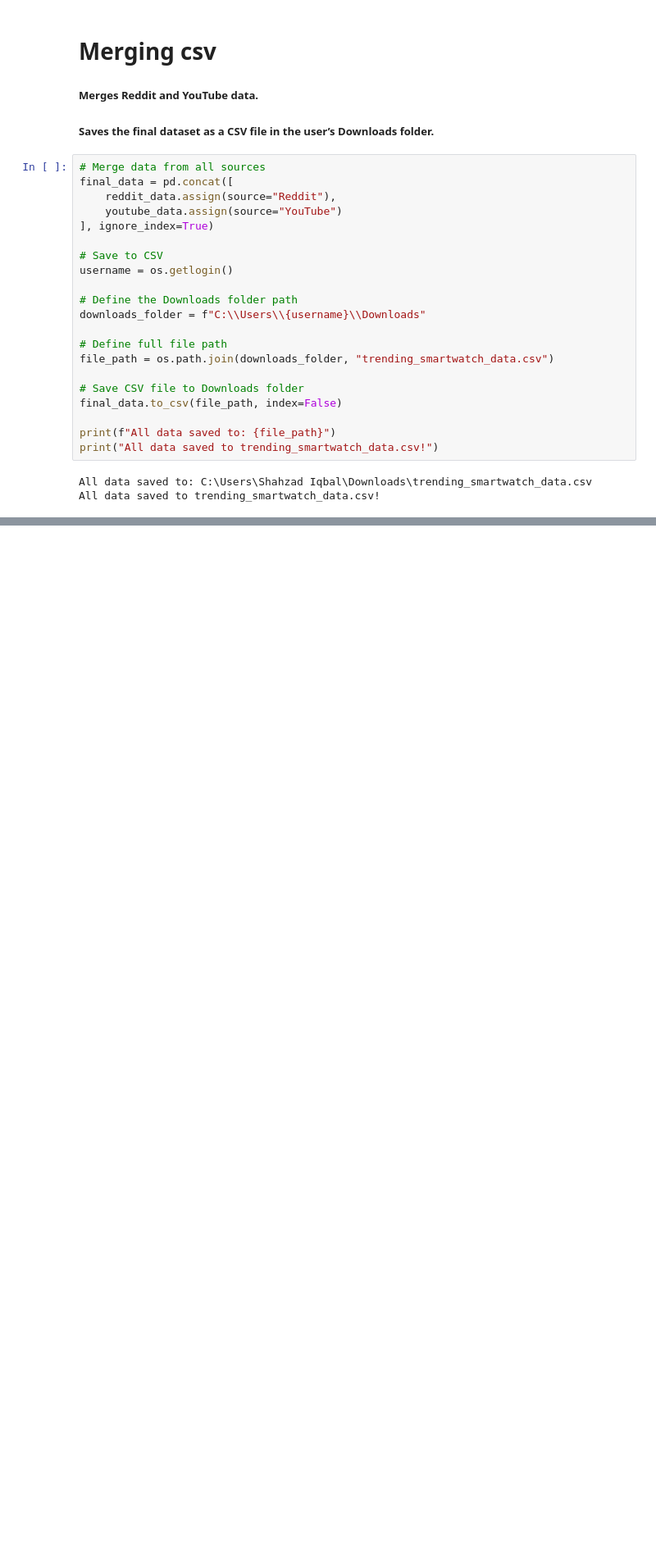
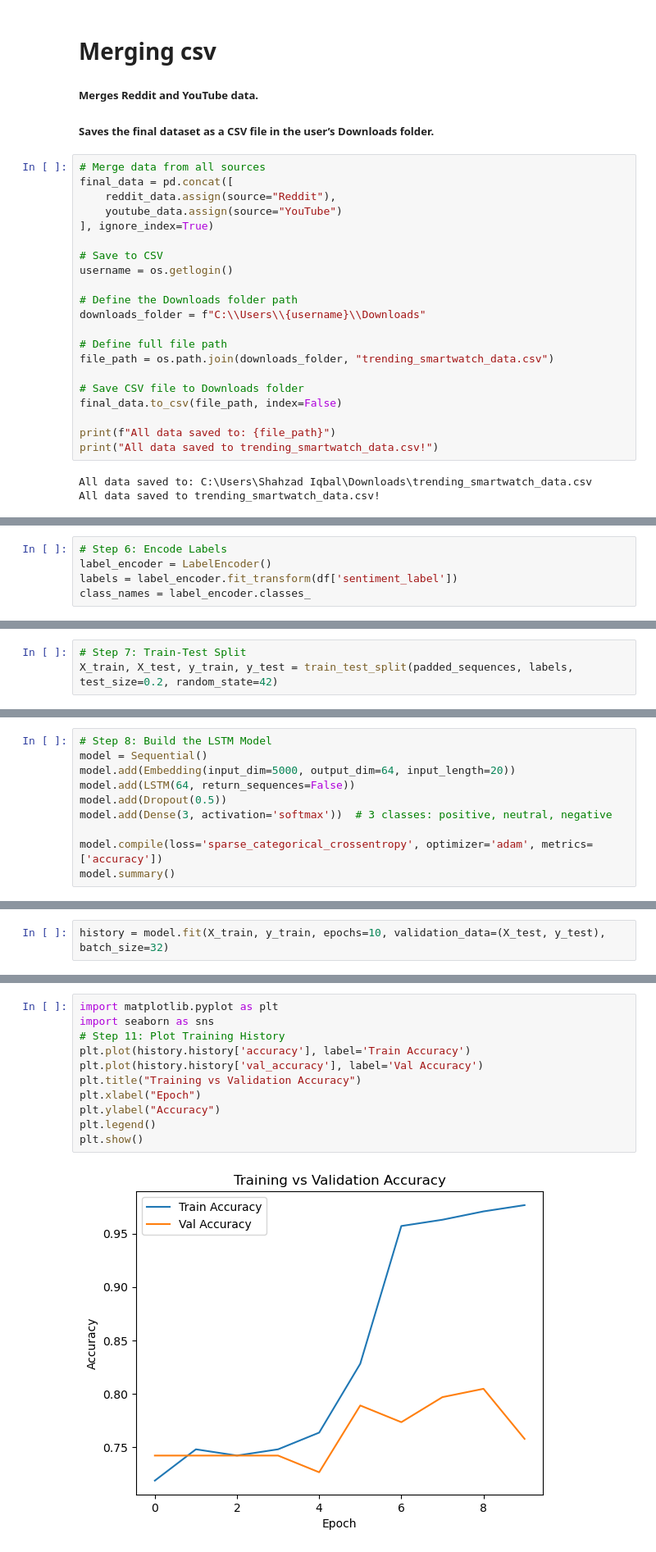
Before and after one commit to shazadIqbal/Trending-product-ml, a Jupyter notebook: Trending_Product.ipynb, the cells around one changed output, grey strips where cells are left out. Shown: that part at 82% size. Saved outputs shown, nothing was run; the diff lists cells and outputs as text; blank space fills up the shorter version.

```diff
--- a/Trending_Product.ipynb
+++ b/Trending_Product.ipynb
@@ -407,0 +297,5 @@ Text: The watch is okay, but I expected better features. → Sentiment: Positive
+# %%
+# Step 6: Encode Labels
+label_encoder = LabelEncoder()
+labels = label_encoder.fit_transform(df['sentiment_label'])
+class_names = label_encoder.classes_
@@ -407,0 +306,3 @@ Text: The watch is okay, but I expected better features. → Sentiment: Positive
+# %%
+# Step 7: Train-Test Split
+X_train, X_test, y_train, y_test = train_test_split(padded_sequences, labels, test_size=0.2, random_state=42)
@@ -407,0 +331,10 @@ Text: The watch is okay, but I expected better features. → Sentiment: Positive
+# %%
+# Step 8: Build the LSTM Model
+model = Sequential()
+model.add(Embedding(input_dim=5000, output_dim=64, input_length=20))
+model.add(LSTM(64, return_sequences=False))
+model.add(Dropout(0.5))
+model.add(Dense(3, activation='softmax'))  # 3 classes: positive, neutral, negative
+
+model.compile(loss='sparse_categorical_crossentropy', optimizer='adam', metrics=['accuracy'])
+model.summary()
@@ -407,0 +369,2 @@ Text: The watch is okay, but I expected better features. → Sentiment: Positive
+# %%
+history = model.fit(X_train, y_train, epochs=10, validation_data=(X_test, y_test), batch_size=32)
@@ -407,0 +411,13 @@ Text: The watch is okay, but I expected better features. → Sentiment: Positive
+# %%
+import matplotlib.pyplot as plt
+import seaborn as sns
+# Step 11: Plot Training History
+plt.plot(history.history['accuracy'], label='Train Accuracy')
+plt.plot(history.history['val_accuracy'], label='Val Accuracy')
+plt.title("Training vs Validation Accuracy")
+plt.xlabel("Epoch")
+plt.ylabel("Accuracy")
+plt.legend()
+plt.show()
+# %% [output]
+[figure, added]
```
Also changed, not shown: parts of 40 cells of this notebook, 1 other file.
